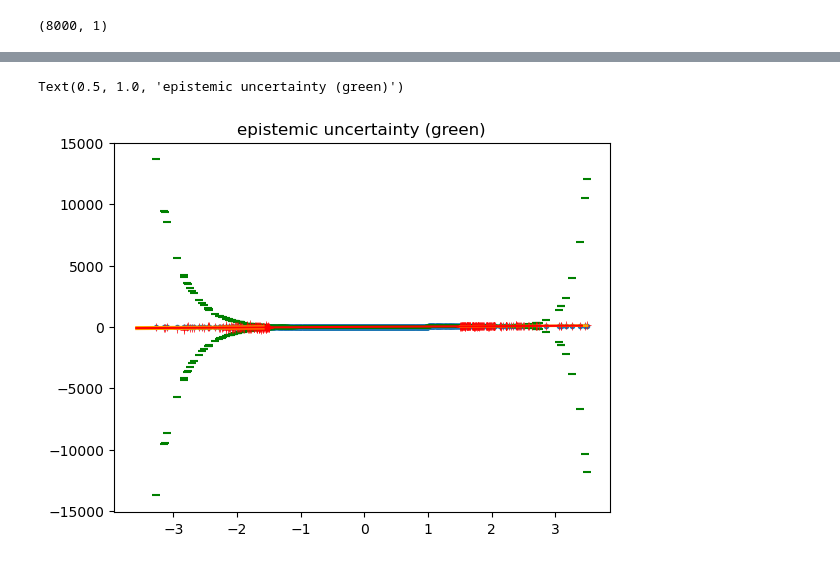
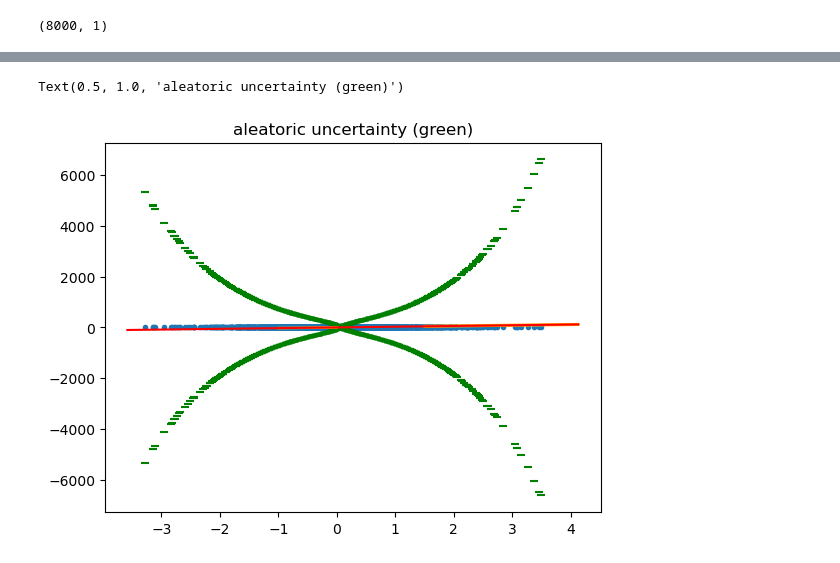
Before and after one commit to ai2es/evidential, a Jupyter notebook: notebooks/regressionFix Loss test.ipynb, the cells around one changed output, grey strips where cells are left out. Drawn from its saved outputs; the diff is of its cells as text; code cells hidden in the pictures.

```diff
--- a/notebooks/regressionFix Loss test.ipynb
+++ b/notebooks/regressionFix Loss test.ipynb
@@ -68,6 +65,6 @@ plt.plot(history.history['loss'])
 mu, v, alpha, beta = mlp.predict_dist_params(X_train)
 plt.scatter(X_train, mu)
 
-Xrange = np.arange(np.min(X),np.max(X))
+Xrange = [np.min(X),np.max(X)]
 plt.plot(Xrange, coef * Xrange, color = 'r')
 # %% [output]
@@ -88,3 +73,0 @@ expected_std = np.sqrt(expected_var)
-# %%
-lower_std = 80
-upper_std = 20
@@ -94,0 +74,24 @@ array([9.695368e-05], dtype=float32)
+# %%
+
+
+mu, al, epis = mlp.predict(X_test, scaler=None, batch_size=None)
+
+al = np.sqrt(al)
+epis = np.sqrt(epis)
+
+ax = plt.gca()
+
+ax.scatter(X_test, mu, marker='.')
+ax.scatter(X_test, mu + epis,c = 'g', marker='_')
+ax.scatter(X_test, mu - epis,c ='g', marker='_')
+
+lower_x = [np.min(X[lower_mask]), np.max(X[lower_mask])]
+upper_x = [np.min(X[upper_mask]), np.max(X[upper_mask])]
+
+ax.plot(lower_x, coef * lower_x + lower_std, color='orange')
+ax.plot(upper_x, coef * upper_x + upper_std, color='orange')
+ax.plot(lower_x, coef * lower_x - lower_std, color='orange')
+ax.plot(upper_x, coef * upper_x - upper_std, color='orange')
+
+ax.plot(Xrange, coef*Xrange, c='r')
+ax.set_title('epistemic uncertainty (green)')
@@ -95,23 +102,20 @@ array([9.695368e-05], dtype=float32)
 # %%
 ax = plt.gca()
 
 ax.scatter(X_test, mu, marker='.')
-ax.scatter(X_test, mu + std_mu,c = 'g', marker='_')
-ax.scatter(X_test, mu - std_mu,c ='g', marker='_')
+ax.scatter(X_test, mu + al,c = 'g', marker='_')
+ax.scatter(X_test, mu - al,c ='g', marker='_')
 
-where_noise = (X_test < -1.5) | (X_test > 1.5)
-ax.scatter(X_test[where_noise], y_test[where_noise], c='r', marker='+',linewidth=0.5)
-
-lower_x = np.arange(np.min(X), -1.5)
-upper_x = np.arange(1.5, np.max(X))
+lower_x = [np.min(X[lower_mask]), np.max(X[lower_mask])]
+upper_x = [np.min(X[upper_mask]), np.max(X[upper_mask])]
 
 ax.plot(lower_x, coef * lower_x + lower_std, color='orange')
 ax.plot(upper_x, coef * upper_x + upper_std, color='orange')
 ax.plot(lower_x, coef * lower_x - lower_std, color='orange')
 ax.plot(upper_x, coef * upper_x - upper_std, color='orange')
 
 ax.plot(Xrange, coef*Xrange, c='r')
-ax.set_title('epistemic uncertainty (green)')
+ax.set_title('aleatoric uncertainty (green)')
 # %% [output]
-Text(0.5, 1.0, 'epistemic uncertainty (green)')
+Text(0.5, 1.0, 'aleatoric uncertainty (green)')
-[figure, old version]
+[figure, new version]
```
Also changed, not shown: parts of 20 cells of this notebook, 3 other files.
